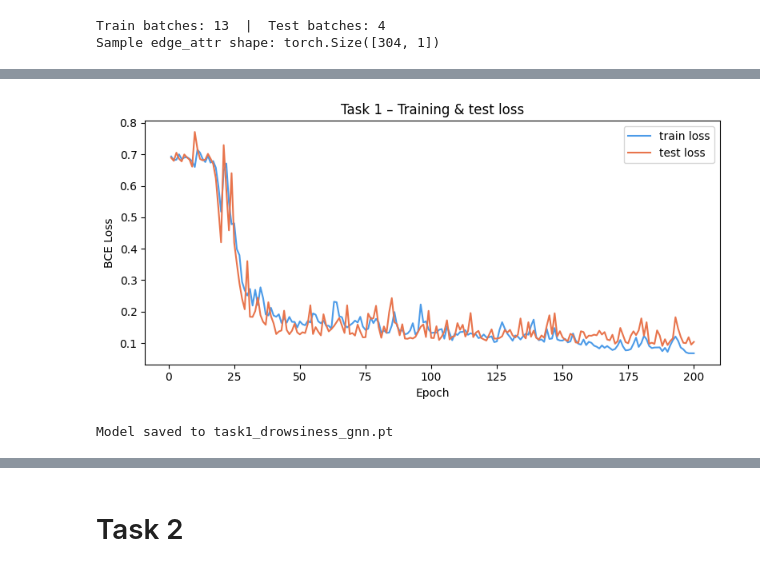
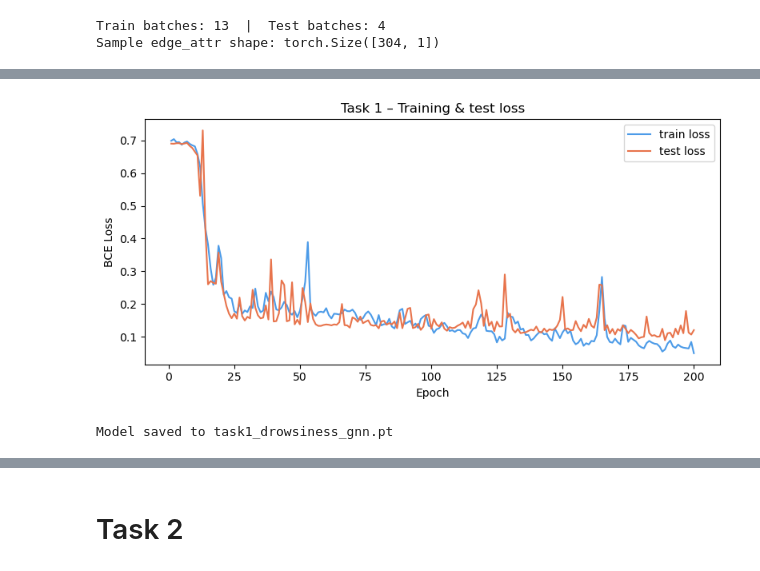
Before and after one commit to ricteland/-2AMM10-A2-Evangelists, a Jupyter notebook: assignment2_skeleton.ipynb, the cells around one changed output, grey strips where cells are left out. Drawn from its saved outputs; the diff is of its cells as text; code cells hidden in the pictures.

```diff
--- a/assignment2_skeleton.ipynb
+++ b/assignment2_skeleton.ipynb
@@ -541,8 +557,11 @@ Total trainable parameters: 44,289
 Output shape: torch.Size([32])  (expected: [32])
 # %%
 # ══════════════════════════════════════════════════════════════════════════════
-# CELL 3 – Training loop with loss logging
+# STEP 3 – Training loop with loss logging
 # ══════════════════════════════════════════════════════════════════════════════
+
+from tqdm import tqdm
+
 
 def run_epoch(model, loader, criterion, optimizer=None, device=DEVICE):
     """Single train or eval epoch. Pass optimizer=None for eval."""
@@ -563,27 +582,27 @@ def run_epoch(model, loader, criterion, optimizer=None, device=DEVICE):
     return total_loss / len(loader.dataset)
 
 
-# ── Hyperparameters ───────────────────────────────────────────────────────────
+# ── Configuration ──
 EPOCHS       = 200
 LR           = 1e-3
 WEIGHT_DECAY = 1e-4
 
-model     = DrowsinessGNN(hidden_dim=64, n_layers=3, dropout=0.1).to(DEVICE)
+model     = DrowsinessGNN(hidden_dim=64, n_layers=3, dropout=0.2, activation=nn.SiLU()).to(DEVICE)
 optimizer = torch.optim.Adam(model.parameters(), lr=LR, weight_decay=WEIGHT_DECAY)
-criterion = nn.BCEWithLogitsLoss()                          # no pos_weight: 50/50 balance
+criterion = nn.BCEWithLogitsLoss()
 
-# ── Training ─────────────────────────────────────────────────────────────────
+# ── Training ──
 train_losses, test_losses = [], []
 
-for epoch in range(1, EPOCHS + 1):
+for epoch in tqdm(range(1, EPOCHS + 1), desc="Training... ", leave=True):
     tr = run_epoch(model, train_loader, criterion, optimizer)
     te = run_epoch(model, test_loader,  criterion)
     train_losses.append(tr)
     test_losses.append(te)
     if epoch % 20 == 0:
-        print(f"Epoch {epoch:>3}/{EPOCHS}  │  train loss: {tr:.4f}  │  test loss: {te:.4f}")
+        print(f"\nEpoch {epoch:>3}/{EPOCHS}  │  TRAIN LOSS: {tr:.4f}  │  TEST LOSS: {te:.4f}")
 
-# ── Loss curve ────────────────────────────────────────────────────────────────
+# ── Loss curve ───
 fig, ax = plt.subplots(figsize=(8, 4))
 epochs = range(1, EPOCHS + 1)
 ax.plot(epochs, train_losses, label='train loss', color='#4C9BE8', linewidth=1.5)
@@ -595,12 +614,12 @@ ax.legend()
 plt.tight_layout()
 plt.show()
 
-# ── Save trained model ────────────────────────────────────────────────────────
+# ── Save trained model ──
 SAVE_PATH = "task1_drowsiness_gnn.pt"
 
 torch.save({
     "model_state": model.state_dict(),
-    "hyperparams": {"hidden_dim": 64, "n_layers": 3, "dropout": 0.1},
+    "hyperparams": {"hidden_dim": 64, "n_layers": 3, "dropout": 0.2, "activation": nn.SiLU()},
     "train_losses": train_losses,
     "test_losses":  test_losses,
 }, SAVE_PATH)
@@ -620,5 +639,5 @@ Epoch 200/200  │  train loss: 0.0674  │  test loss: 0.1036
-[figure, old version]
+[figure, new version]
-Model saved to task1_drowsiness_gnn.pt
+Model saved to task1_drowsiness_gnn.pt
 # %%
 # ── Load trained model (run this instead of the training cell) ───────────────
 SAVE_PATH = "task1_drowsiness_gnn.pt"
```
Also changed, not shown: parts of 7 cells of this notebook, 4 other files.
